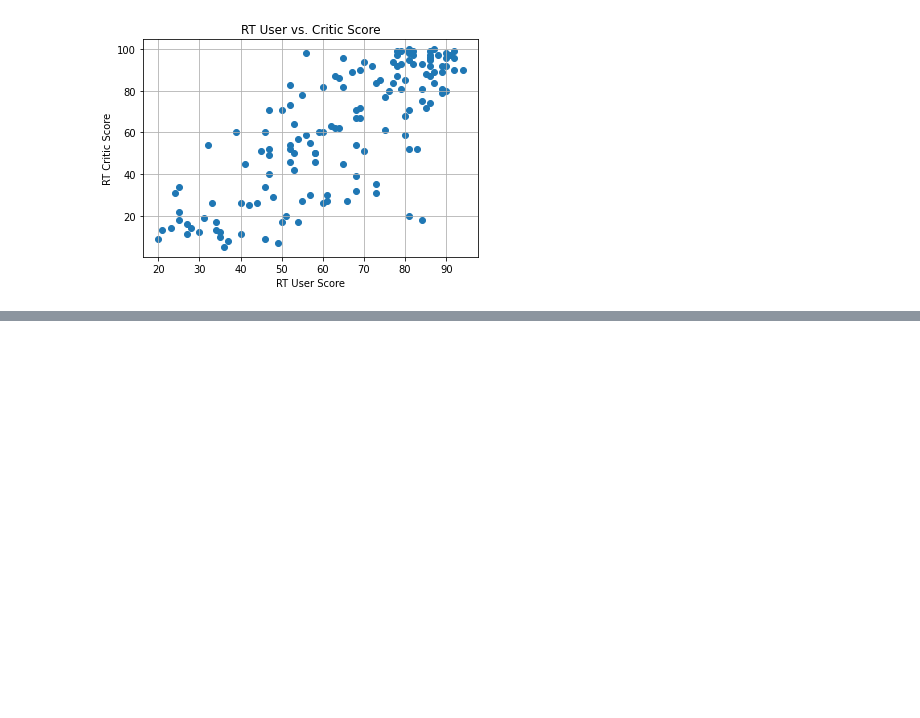
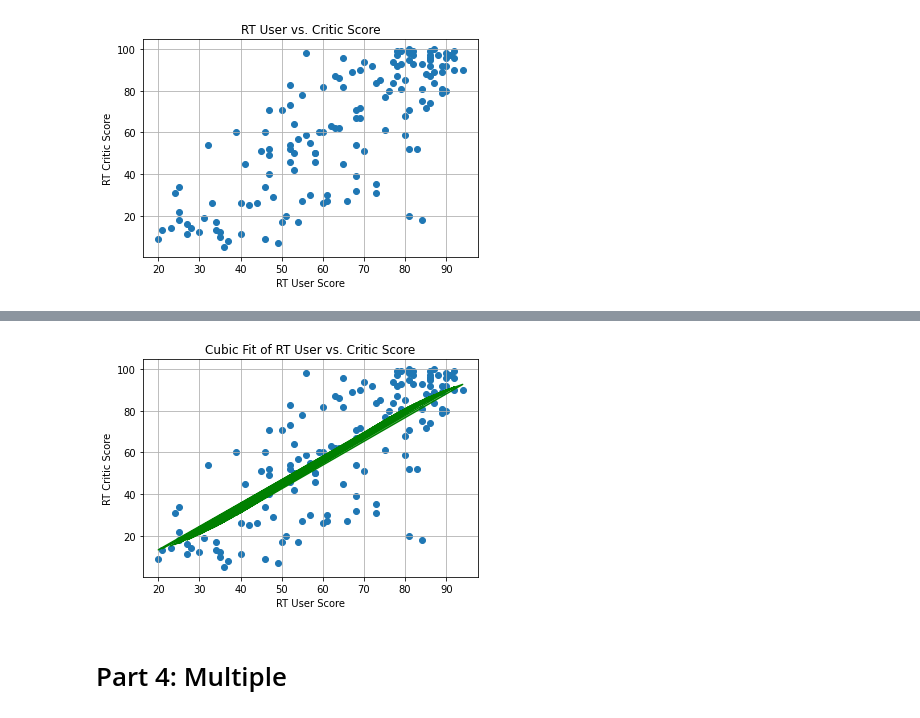
Before and after one commit to f1nn3g4n/SENG474, a Jupyter notebook: A1/V00908356_TobinF_08.ipynb, the cells around one changed output, grey strips where cells are left out. Saved outputs shown, nothing was run; the diff lists cells and outputs as text; code cells hidden in the pictures; blank space fills up the shorter version.

```diff
--- a/A1/V00908356_TobinF_08.ipynb
+++ b/A1/V00908356_TobinF_08.ipynb
@@ -70,0 +117,14 @@ plt.show()
+# %%
+plt.scatter(x,y)
+plt.ylabel('RT Critic Score')
+plt.xlabel('RT User Score')
+plt.title('Cubic Fit of RT User vs. Critic Score')
+
+plt.plot(x,cub_fit.predict(cub_feat),color="green")
+
+plt.grid()
+plt.show()
+# %% [output]
+[figure, added]
+# %% [markdown]
+# Part 4: Multiple
```
Also changed, not shown: parts of 23 cells of this notebook, 7 other files.
